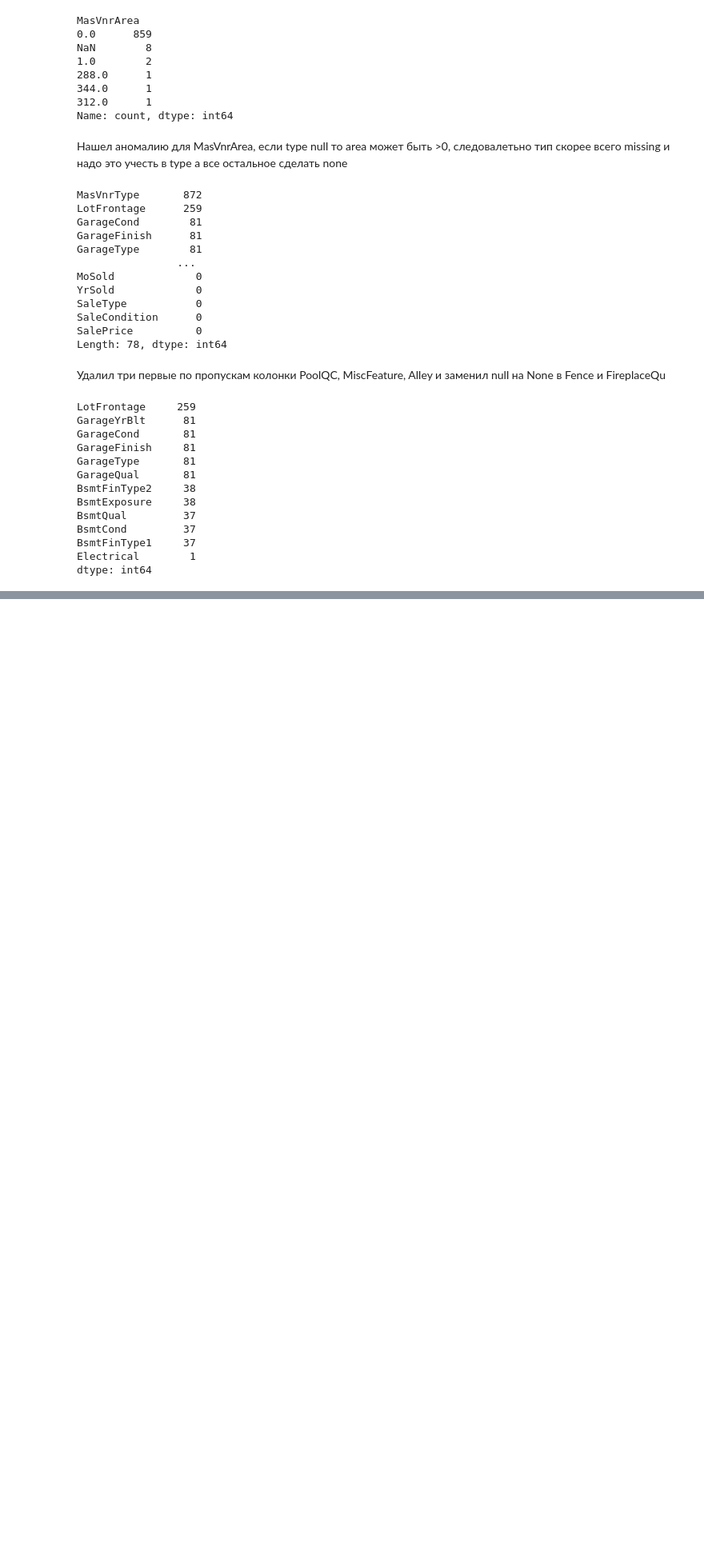
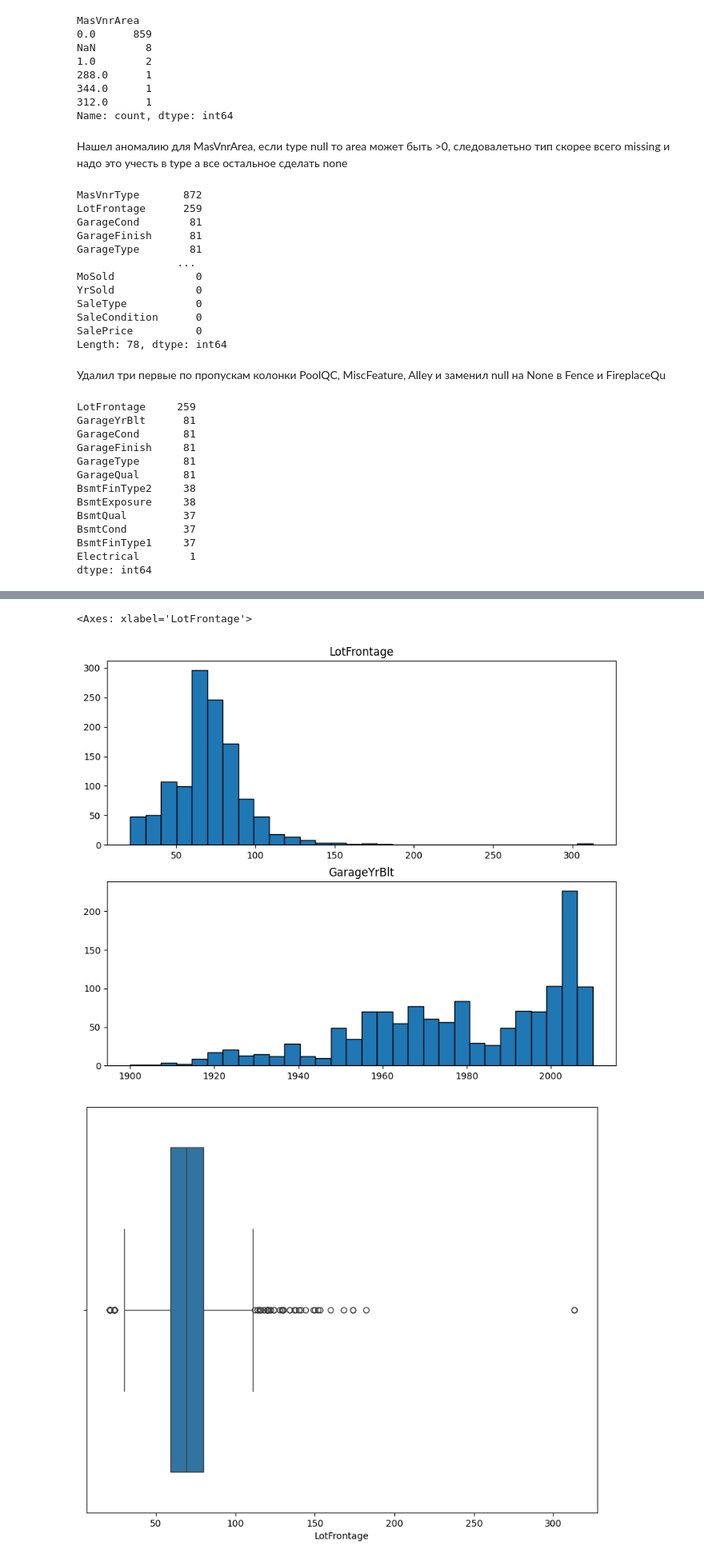
Before and after one commit to Nikita4gj/ml-course-homeworks, a Jupyter notebook: hw02_EDA/hw02_EDA.ipynb, the cells around one changed output, grey strips where cells are left out. Shown at 80% size. Drawn from its saved outputs; the diff is of its cells as text; code cells hidden in the pictures; blank space fills up the shorter version.

```diff
--- a/hw02_EDA/hw02_EDA.ipynb
+++ b/hw02_EDA/hw02_EDA.ipynb
@@ -109,7 +113,9 @@ See https://pandas.pydata.org/docs/user_guide/migration-3-strings.html#string-mi
 # %%
 missing = df.isnull().sum().sort_values(ascending=False)
 
-missing[missing>0]
+missing = missing[missing>0]
+
+missing
 # %% [output]
 PoolQC          1453
 MiscFeature     1406
@@ -172,11 +178,11 @@ Name: count, dtype: int64
 # %%
 df.drop(missing.index[:3], axis=1, inplace=True)
 # %%
-df.loc[~df["Fence"].notnull(), "Fence"] = "None"
+df.loc[df["Fence"].isnull(), "Fence"] = "None"
 
-df.loc[~df["FireplaceQu"].notnull(), "FireplaceQu"] = "None"
+df.loc[df["FireplaceQu"].isnull(), "FireplaceQu"] = "None"
 
-(~df.notnull()).sum().sort_values(ascending=False)
+df.isnull().sum().sort_values(ascending=False)
 # %% [output]
 MasVnrType       872
 LotFrontage      259
@@ -193,15 +199,17 @@ Length: 78, dtype: int64
 # %% [markdown]
 Удалил три первые по пропускам колонки PoolQC, MiscFeature, Alley и заменил null на None в Fence и FireplaceQu
 # %%
-df.loc[~df["MasVnrType"].notnull() & df["MasVnrArea"]>0, "MasVnrType"] = "Missing"
+df.loc[df["MasVnrType"].isnull() & df["MasVnrArea"]>0, "MasVnrType"] = "Missing"
 
-df.loc[~df["MasVnrType"].notnull(), "MasVnrType"] = "None"
+df.loc[df["MasVnrType"].isnull(), "MasVnrType"] = "None"
 
-df.loc[~df["MasVnrArea"].notnull(), "MasVnrArea"] = 0
+df.loc[df["MasVnrArea"].isnull(), "MasVnrArea"] = 0
 
-missing = (~df.notnull()).sum().sort_values(ascending=False)
+missing = df.isnull().sum().sort_values(ascending=False)
 
-missing[missing>0]
+missing = missing[missing>0]
+
+missing
 # %% [output]
 LotFrontage     259
 GarageYrBlt      81
@@ -234,0 +265,14 @@ Name: count, Length: 1460, dtype: int64
+# %%
+fig, axes = plt.subplots(2, 1, figsize=(10, 8))
+
+for ax, col in list(zip(axes.flatten(), missing.index[:2])):
+    ax.hist(df[col], edgecolor="black", bins = 30)
+    ax.set_title(col)
+
+plt.figure(figsize=(10, 8))
+
+sns.boxplot(x= df["LotFrontage"])
+# %% [output]
+<Axes: xlabel='LotFrontage'>
+[figure, added]
+[figure, added]
```
Also changed, not shown: parts of 15 cells of this notebook.
